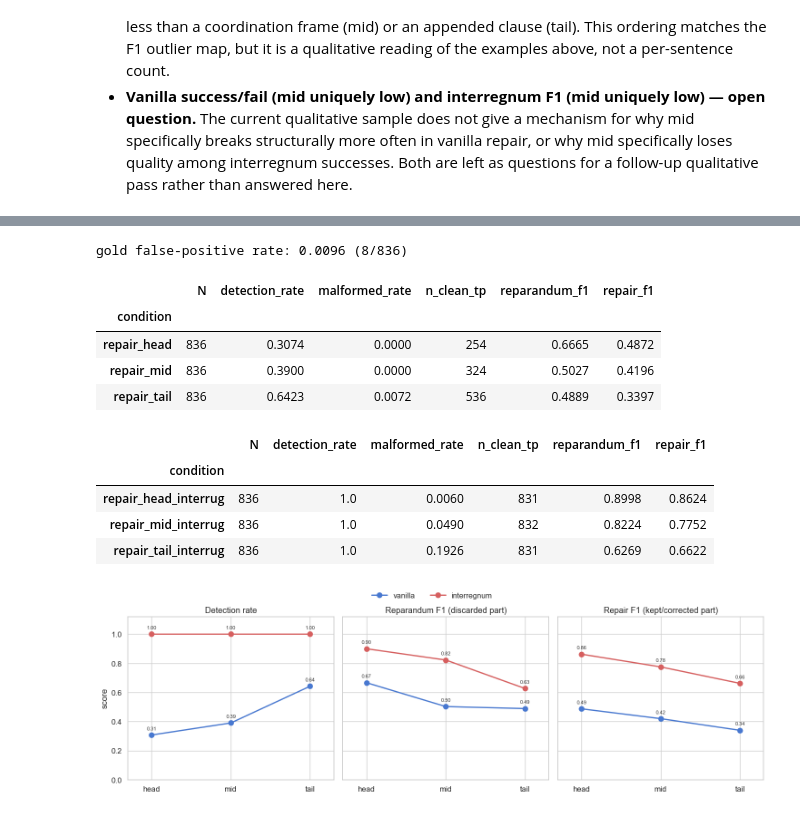
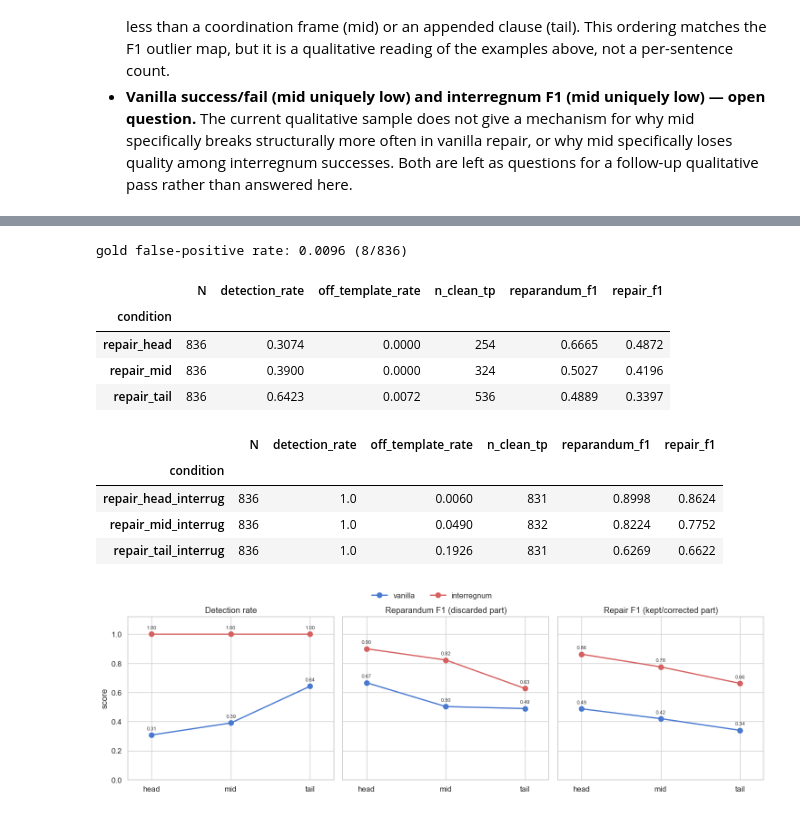
Before and after one commit to hongxuzhou/lct_master_project, a Jupyter notebook: colloquium_prep/pilot_eval/v2_pilot_eval_run/analysis/pilot_report.ipynb, the cells around one changed output, grey strips where cells are left out. Cells and saved outputs as stored; diff of their text form; code cells hidden in the pictures.

```diff
--- a/colloquium_prep/pilot_eval/v2_pilot_eval_run/analysis/pilot_report.ipynb
+++ b/colloquium_prep/pilot_eval/v2_pilot_eval_run/analysis/pilot_report.ipynb
@@ -412,40 +423,40 @@ Scoring is two-tiered: **detection** (did the model say a repair was present at
 AB_PATH = Path("../../../ablation_repair_sensitivity/full_ablation_out_scored.parquet")
 ab = pd.read_parquet(AB_PATH)
 
 AB_VANILLA = ["repair_head", "repair_mid", "repair_tail"]
 AB_INTERREG = ["repair_head_interrug", "repair_mid_interrug", "repair_tail_interrug"]
 
 def ablation_summary(conditions):
     rows = []
     for c in conditions:
         sub = ab[ab["condition"] == c]
         clean_tp = sub[sub["detected"] & sub["gt_positive"] & ~sub["suspect"]]
         rows.append({
             "condition": c, "N": len(sub),
             "detection_rate": round(sub["detected"].mean(), 4),
-            "malformed_rate": round(sub["malformed"].mean(), 4),
+            "off_template_rate": round(sub["malformed"].mean(), 4),
             "n_clean_tp": len(clean_tp),
             "reparandum_f1": round(clean_tp["reparandum_f1"].mean(), 4),
             "repair_f1": round(clean_tp["repair_f1"].mean(), 4),
         })
     return pd.DataFrame(rows).set_index("condition")
 
 n_gold = (ab["condition"] == "gold").sum()
 n_gold_fp = ab.loc[ab["condition"] == "gold", "detected"].sum()
 print(f"gold false-positive rate: {n_gold_fp / n_gold:.4f} ({n_gold_fp}/{n_gold})")
 
 vanilla_summary = ablation_summary(AB_VANILLA)
 interreg_summary = ablation_summary(AB_INTERREG)
 display(vanilla_summary)
 display(interreg_summary)
 # %% [output]
 gold false-positive rate: 0.0096 (8/836)
-|  | N | detection_rate | malformed_rate | n_clean_tp | reparandum_f1 | repair_f1 |
+|  | N | detection_rate | off_template_rate | n_clean_tp | reparandum_f1 | repair_f1 |
 | condition |  |  |  |  |  |  |
 | repair_head | 836 | 0.3074 | 0.0000 | 254 | 0.6665 | 0.4872 |
 | repair_mid | 836 | 0.3900 | 0.0000 | 324 | 0.5027 | 0.4196 |
 | repair_tail | 836 | 0.6423 | 0.0072 | 536 | 0.4889 | 0.3397 |
-|  | N | detection_rate | malformed_rate | n_clean_tp | reparandum_f1 | repair_f1 |
+|  | N | detection_rate | off_template_rate | n_clean_tp | reparandum_f1 | repair_f1 |
 | condition |  |  |  |  |  |  |
 | repair_head_interrug | 836 | 1.0 | 0.0060 | 831 | 0.8998 | 0.8624 |
 | repair_mid_interrug | 836 | 1.0 | 0.0490 | 832 | 0.8224 | 0.7752 |
```
Also changed, not shown: parts of 10 cells of this notebook.
